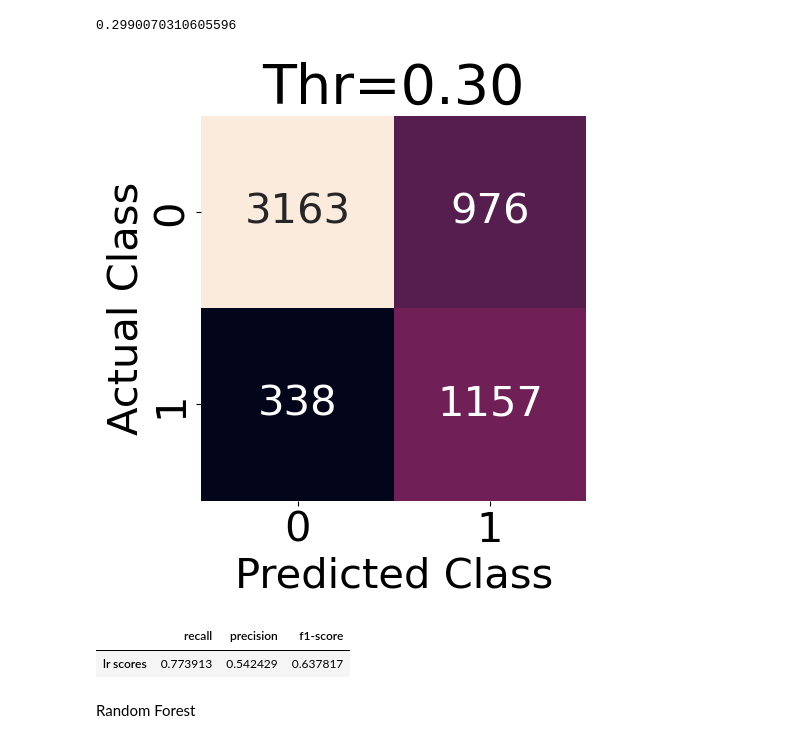
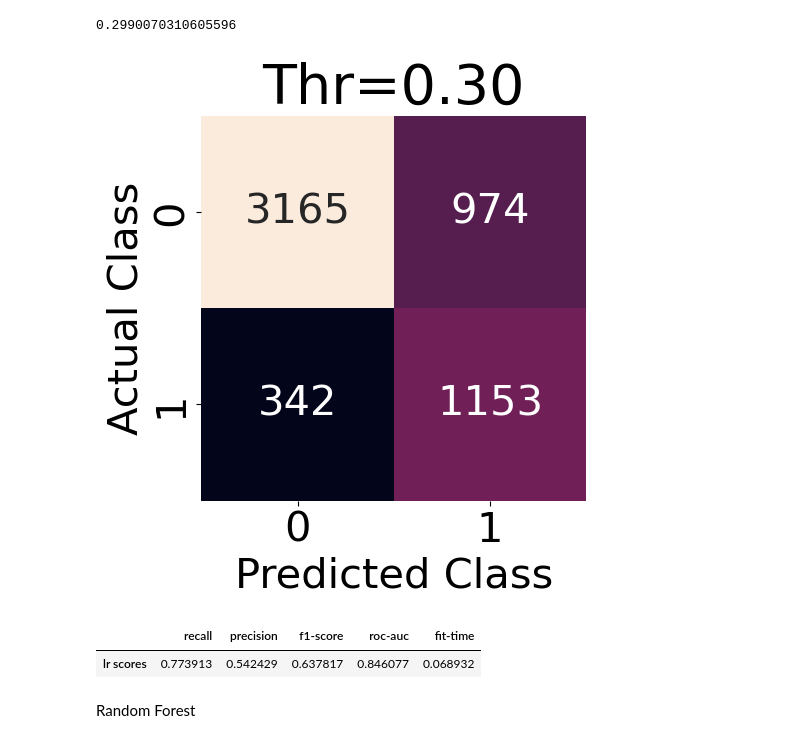
Before and after one commit to RKL13/BS_Telecom_Customer_Churn, a Jupyter notebook: Modeling.ipynb, the cells around one changed output. Drawn from its saved outputs; the diff is of its cells as text; code cells hidden in the pictures.

```diff
--- a/Modeling.ipynb
+++ b/Modeling.ipynb
@@ -215,14 +302,14 @@ lr_optimal_threshold
 # %% [output]
 0.2990070310605596
 # %%
-plot_confusion_matrix(y_train, lr_pred_train, lr_optimal_threshold)
+plot_confusion_matrix(y_train, lr_pred_train, 0.3)
 # %% [output]
-[figure, old version]
+[figure, new version]
 # %%
-return_recall_precision_f1(y_train, lr_pred_train, lr_optimal_threshold, 'lr')
+return_recall_precision_f1(y_train, lr_pred_train, lr_optimal_threshold, lr_pipe_gs.refit_time_, 'lr scores')
 # %% [output]
-|  | recall | precision | f1-score |
-| lr scores | 0.773913 | 0.542429 | 0.637817 |
+|  | recall | precision | f1-score | roc-auc | fit-time |
+| lr scores | 0.773913 | 0.542429 | 0.637817 | 0.846077 | 0.068932 |
 # %% [markdown]
 Random Forest
 # %%
```
Also changed, not shown: parts of 20 cells of this notebook.
